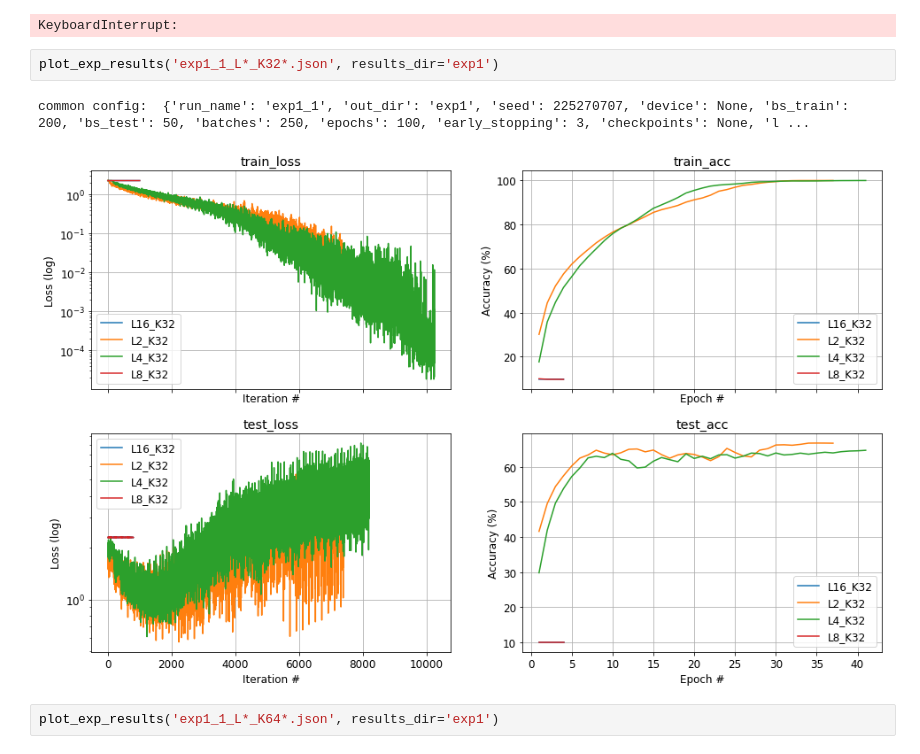
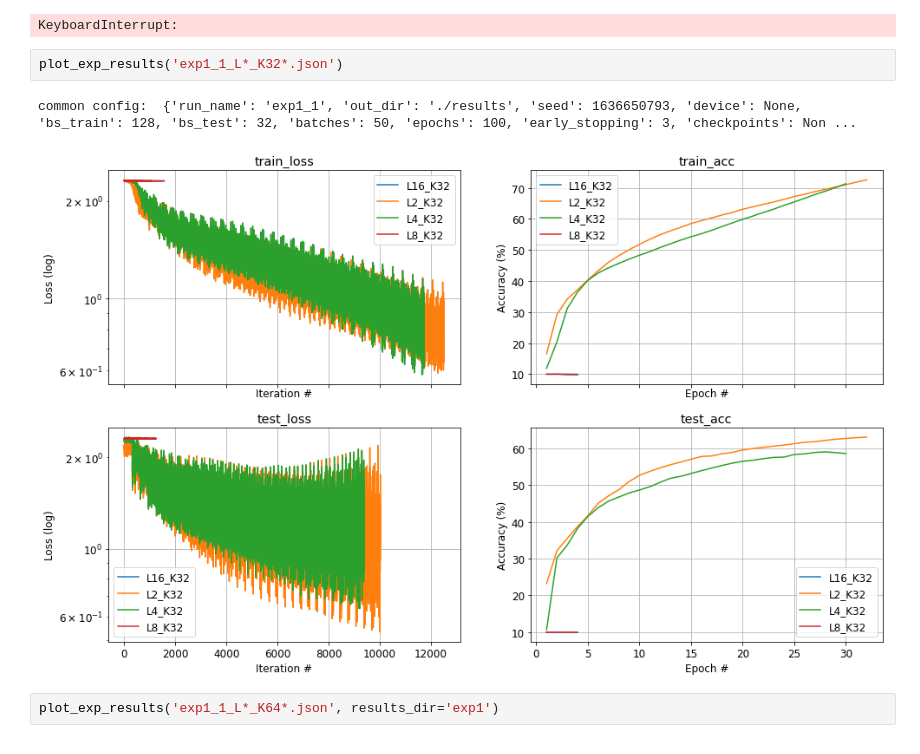
Before and after one commit to Ofir-Shechtman/CS236781-Deep-Learning-hw2, a Jupyter notebook: Part3_CNNs.ipynb, the cells around one changed output. Drawn from its saved outputs; the diff is of its cells as text.

```diff
--- a/Part3_CNNs.ipynb
+++ b/Part3_CNNs.ipynb
@@ -468,10 +468,10 @@ ConvClassifier(
 --- EPOCH 1/100 ---
 KeyboardInterrupt:
 # %%
-plot_exp_results('exp1_1_L*_K32*.json', results_dir='exp1')
+plot_exp_results('exp1_1_L*_K32*.json')
 # %% [output]
-common config:  {'run_name': 'exp1_1', 'out_dir': 'exp1', 'seed': 225270707, 'device': None, 'bs_train': 200, 'bs_test': 50, 'batches': 250, 'epochs': 100, 'early_stopping': 3, 'checkpoints': None, 'l ...
+common config:  {'run_name': 'exp1_1', 'out_dir': './results', 'seed': 1636650793, 'device': None, 'bs_train': 128, 'bs_test': 32, 'batches': 50, 'epochs': 100, 'early_stopping': 3, 'checkpoints': Non ...
-[figure, old version]
+[figure, new version]
 # %%
 plot_exp_results('exp1_1_L*_K64*.json', results_dir='exp1')
 # %% [output]
```
Also changed, not shown: parts of 1 cell of this notebook, 2 other files.
